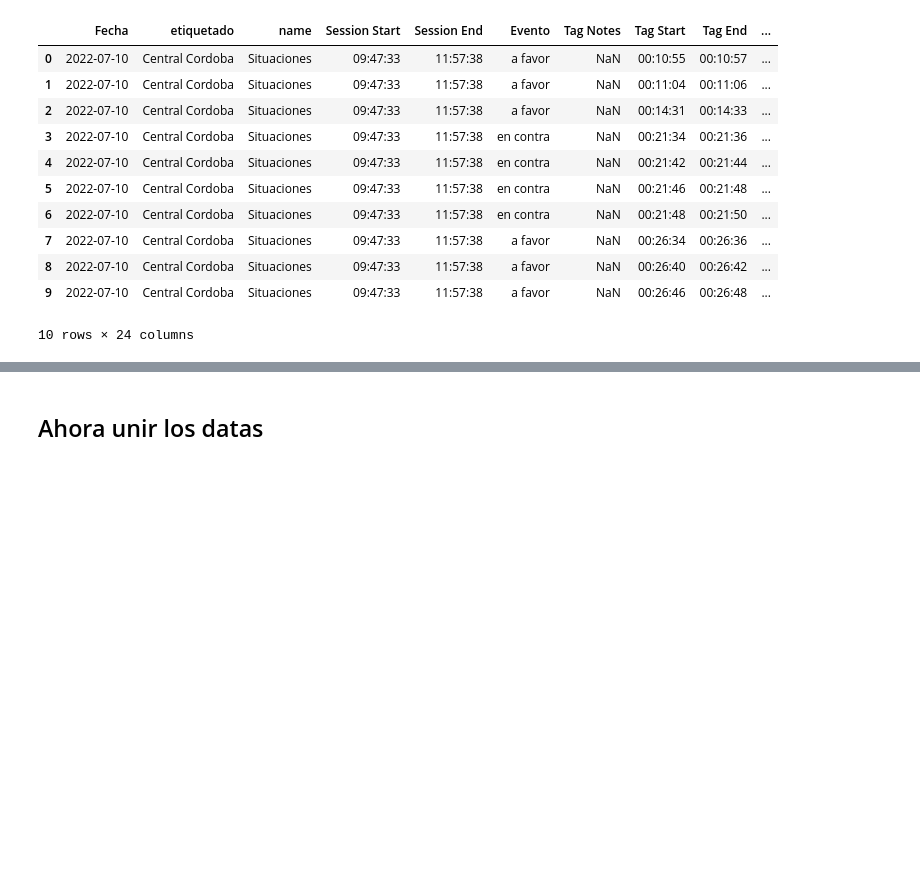
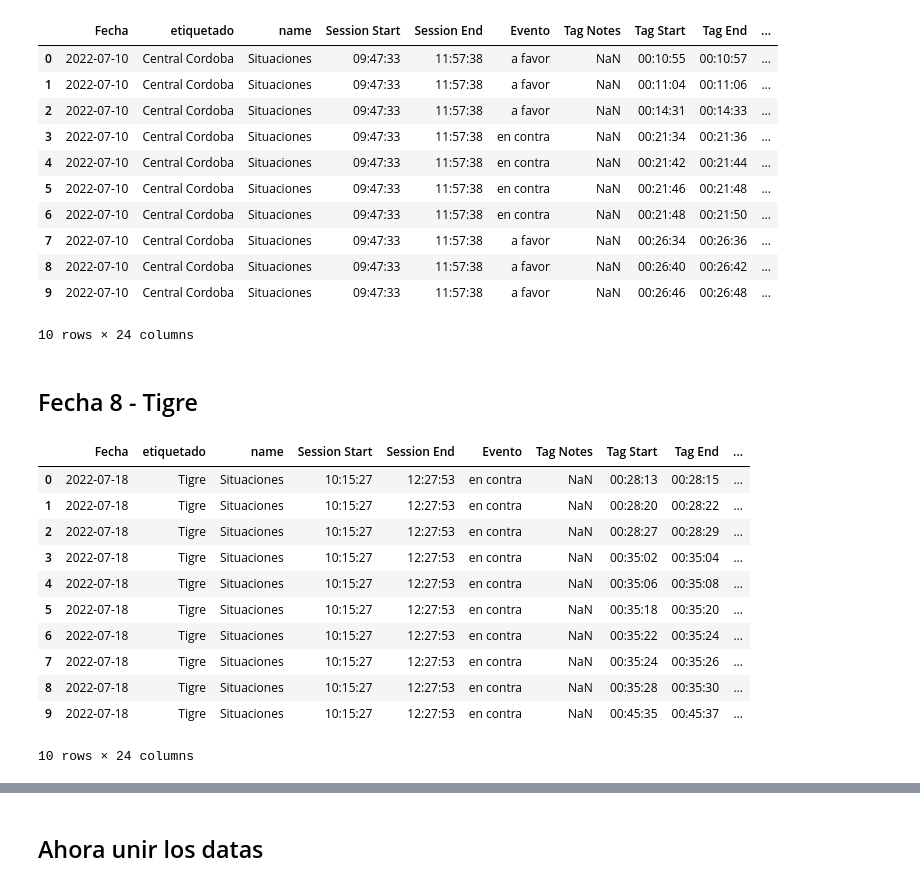
Before and after one commit to jduqer/Data_Pincha, a Jupyter notebook: procesamiento de etiquetas/Etiquetado a demanda/Scripts/Concatenar bases-demanda.ipynb, the cells around one changed output, grey strips where cells are left out. Drawn from its saved outputs; the diff is of its cells as text; code cells hidden in the pictures; blank space fills up the shorter version.

```diff
--- a/procesamiento de etiquetas/Etiquetado a demanda/Scripts/Concatenar bases-demanda.ipynb
+++ b/procesamiento de etiquetas/Etiquetado a demanda/Scripts/Concatenar bases-demanda.ipynb
@@ -149,3 +149,21 @@ dataCor.head(10)
 10 rows × 24 columns
 # %%
 dataCor = dataCor[cols_usar]
+# %% [markdown]
+## Fecha 8 - Tigre
+# %%
+dataTir = pd.read_excel("../Datos generados/reserva02-22-fecha8_tigre_situaciones.xlsx")
+dataTir.head(10)
+# %% [output]
+|  | Fecha | etiquetado | name | Session Start | Session End | Evento | Tag Notes | Tag Start | Tag End | ... |
+| 0 | 2022-07-18 | Tigre | Situaciones | 10:15:27 | 12:27:53 | en contra | NaN | 00:28:13 | 00:28:15 | ... |
+| 1 | 2022-07-18 | Tigre | Situaciones | 10:15:27 | 12:27:53 | en contra | NaN | 00:28:20 | 00:28:22 | ... |
+| 2 | 2022-07-18 | Tigre | Situaciones | 10:15:27 | 12:27:53 | en contra | NaN | 00:28:27 | 00:28:29 | ... |
+| 3 | 2022-07-18 | Tigre | Situaciones | 10:15:27 | 12:27:53 | en contra | NaN | 00:35:02 | 00:35:04 | ... |
+| 4 | 2022-07-18 | Tigre | Situaciones | 10:15:27 | 12:27:53 | en contra | NaN | 00:35:06 | 00:35:08 | ... |
+| 5 | 2022-07-18 | Tigre | Situaciones | 10:15:27 | 12:27:53 | en contra | NaN | 00:35:18 | 00:35:20 | ... |
+| 6 | 2022-07-18 | Tigre | Situaciones | 10:15:27 | 12:27:53 | en contra | NaN | 00:35:22 | 00:35:24 | ... |
+| 7 | 2022-07-18 | Tigre | Situaciones | 10:15:27 | 12:27:53 | en contra | NaN | 00:35:24 | 00:35:26 | ... |
+| 8 | 2022-07-18 | Tigre | Situaciones | 10:15:27 | 12:27:53 | en contra | NaN | 00:35:28 | 00:35:30 | ... |
+| 9 | 2022-07-18 | Tigre | Situaciones | 10:15:27 | 12:27:53 | en contra | NaN | 00:45:35 | 00:45:37 | ... |
+10 rows × 24 columns
```
Also changed, not shown: parts of 6 cells of this notebook, 21 other files.
